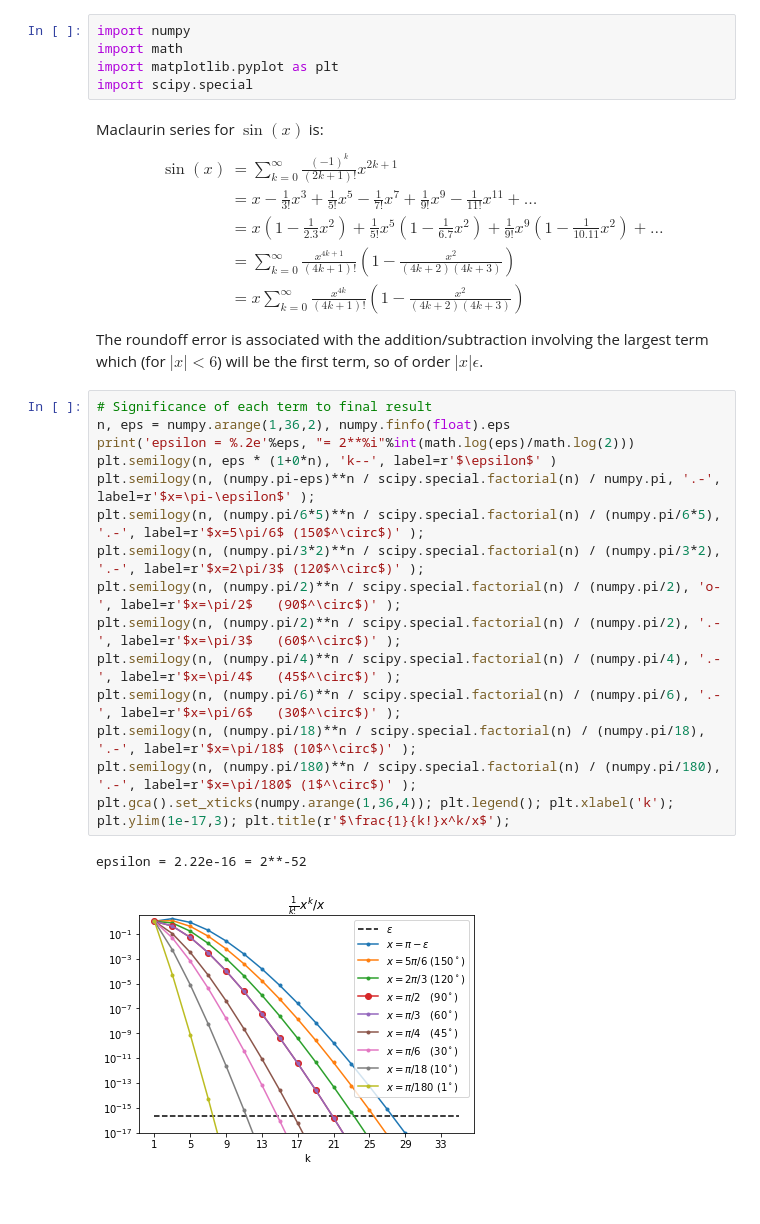
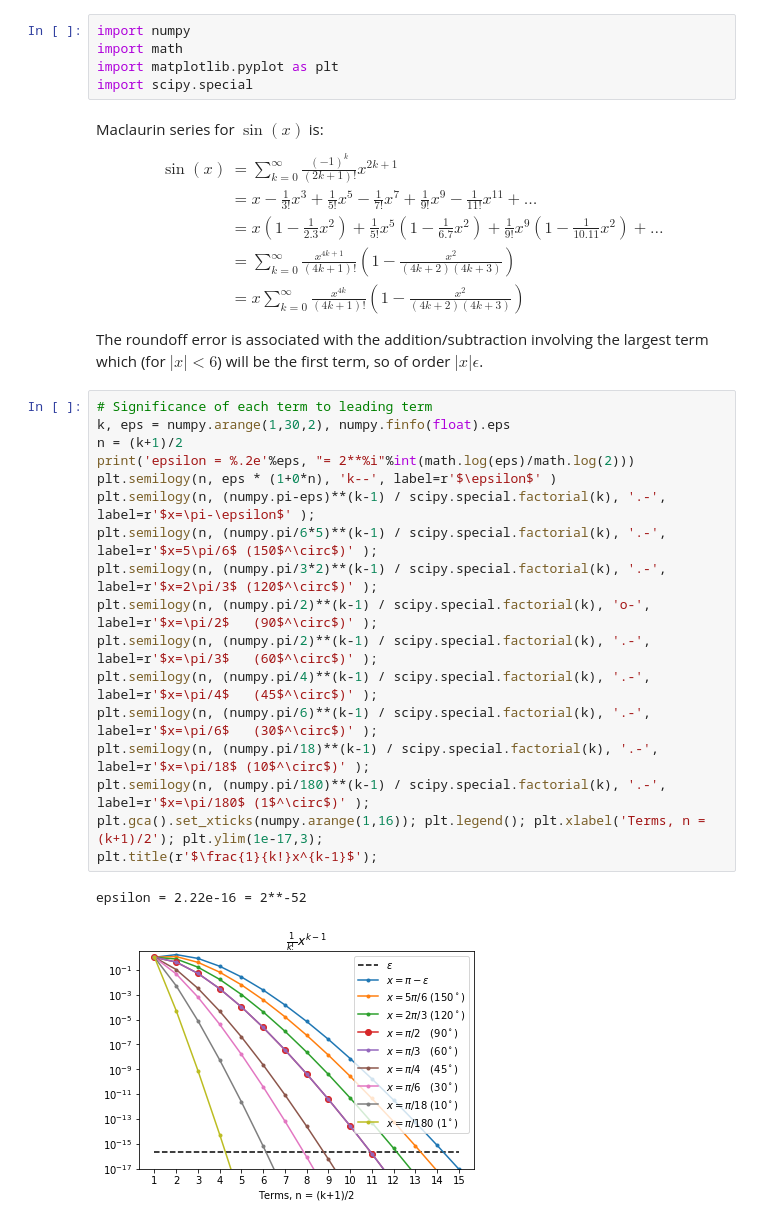
Before and after one commit to jr3cermak/numpypi, a Jupyter notebook: Calculation of sin(x).ipynb, the cells around one changed output. Drawn from its saved outputs; the diff is of its cells as text.

```diff
--- a/Calculation of sin(x).ipynb
+++ b/Calculation of sin(x).ipynb
@@ -15,23 +15,24 @@ Maclaurin series for $\sin(x)$ is:
 &= \sum_{k=0}^{\infty} \frac{x^{4k+1}}{(4k+1)!} \left( 1 - \frac{x^2}{(4k+2)(4k+3)} \right) \\
 &= x \sum_{k=0}^{\infty} \frac{x^{4k}}{(4k+1)!} \left( 1 - \frac{x^2}{(4k+2)(4k+3)} \right)
 \end{align}
-The
-roundoff error is associated with the addition/subtraction involving the largest term which (for $|x|<6$) will be the first term, so of order $|x|\epsilon$.
+The roundoff error is associated with the addition/subtraction involving the largest term which (for $|x|<6$) will be the first term, so of order $|x|\epsilon$.
 # %%
-# Significance of each term to final result
-n, eps = numpy.arange(1,36,2), numpy.finfo(float).eps
+# Significance of each term to leading term
+k, eps = numpy.arange(1,30,2), numpy.finfo(float).eps
+n = (k+1)/2
 print('epsilon = %.2e'%eps, "= 2**%i"%int(math.log(eps)/math.log(2)))
 plt.semilogy(n, eps * (1+0*n), 'k--', label=r'$\epsilon$' )
-plt.semilogy(n, (numpy.pi-eps)**n / scipy.special.factorial(n) / numpy.pi, '.-', label=r'$x=\pi-\epsilon$' );
-plt.semilogy(n, (numpy.pi/6*5)**n / scipy.special.factorial(n) / (numpy.pi/6*5), '.-', label=r'$x=5\pi/6$ (150$^\circ$)' );
-plt.semilogy(n, (numpy.pi/3*2)**n / scipy.special.factorial(n) / (numpy.pi/3*2), '.-', label=r'$x=2\pi/3$ (120$^\circ$)' );
-plt.semilogy(n, (numpy.pi/2)**n / scipy.special.factorial(n) / (numpy.pi/2), 'o-', label=r'$x=\pi/2$   (90$^\circ$)' );
-plt.semilogy(n, (numpy.pi/2)**n / scipy.special.factorial(n) / (numpy.pi/2), '.-', label=r'$x=\pi/3$   (60$^\circ$)' );
-plt.semilogy(n, (numpy.pi/4)**n / scipy.special.factorial(n) / (numpy.pi/4), '.-', label=r'$x=\pi/4$   (45$^\circ$)' );
-plt.semilogy(n, (numpy.pi/6)**n / scipy.special.factorial(n) / (numpy.pi/6), '.-', label=r'$x=\pi/6$   (30$^\circ$)' );
-plt.semilogy(n, (numpy.pi/18)**n / scipy.special.factorial(n) / (numpy.pi/18), '.-', label=r'$x=\pi/18$ (10$^\circ$)' );
-plt.semilogy(n, (numpy.pi/180)**n / scipy.special.factorial(n) / (numpy.pi/180), '.-', label=r'$x=\pi/180$ (1$^\circ$)' );
-plt.gca().set_xticks(numpy.arange(1,36,4)); plt.legend(); plt.xlabel('k'); plt.ylim(1e-17,3); plt.title(r'$\frac{1}{k!}x^k/x$');
+plt.semilogy(n, (numpy.pi-eps)**(k-1) / scipy.special.factorial(k), '.-', label=r'$x=\pi-\epsilon$' );
+plt.semilogy(n, (numpy.pi/6*5)**(k-1) / scipy.special.factorial(k), '.-', label=r'$x=5\pi/6$ (150$^\circ$)' );
+plt.semilogy(n, (numpy.pi/3*2)**(k-1) / scipy.special.factorial(k), '.-', label=r'$x=2\pi/3$ (120$^\circ$)' );
+plt.semilogy(n, (numpy.pi/2)**(k-1) / scipy.special.factorial(k), 'o-', label=r'$x=\pi/2$   (90$^\circ$)' );
+plt.semilogy(n, (numpy.pi/2)**(k-1) / scipy.special.factorial(k), '.-', label=r'$x=\pi/3$   (60$^\circ$)' );
+plt.semilogy(n, (numpy.pi/4)**(k-1) / scipy.special.factorial(k), '.-', label=r'$x=\pi/4$   (45$^\circ$)' );
+plt.semilogy(n, (numpy.pi/6)**(k-1) / scipy.special.factorial(k), '.-', label=r'$x=\pi/6$   (30$^\circ$)' );
+plt.semilogy(n, (numpy.pi/18)**(k-1) / scipy.special.factorial(k), '.-', label=r'$x=\pi/18$ (10$^\circ$)' );
+plt.semilogy(n, (numpy.pi/180)**(k-1) / scipy.special.factorial(k), '.-', label=r'$x=\pi/180$ (1$^\circ$)' );
+plt.gca().set_xticks(numpy.arange(1,16)); plt.legend(); plt.xlabel('Terms, n = (k+1)/2'); plt.ylim(1e-17,3);
+plt.title(r'$\frac{1}{k!}x^{k-1}$');
 # %% [output]
 epsilon = 2.22e-16 = 2**-52
-[figure, old version]
+[figure, new version]
```
Also changed, not shown: parts of 6 cells of this notebook.
